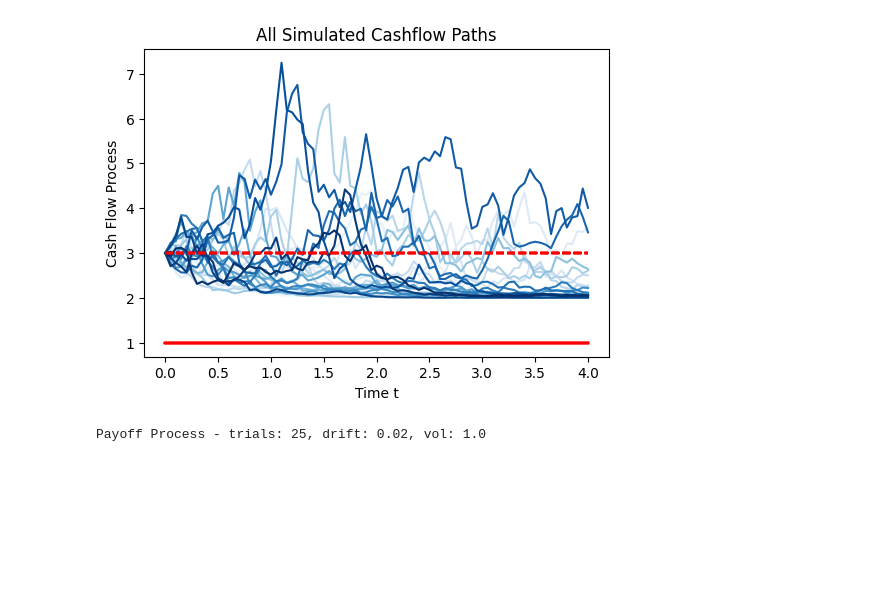
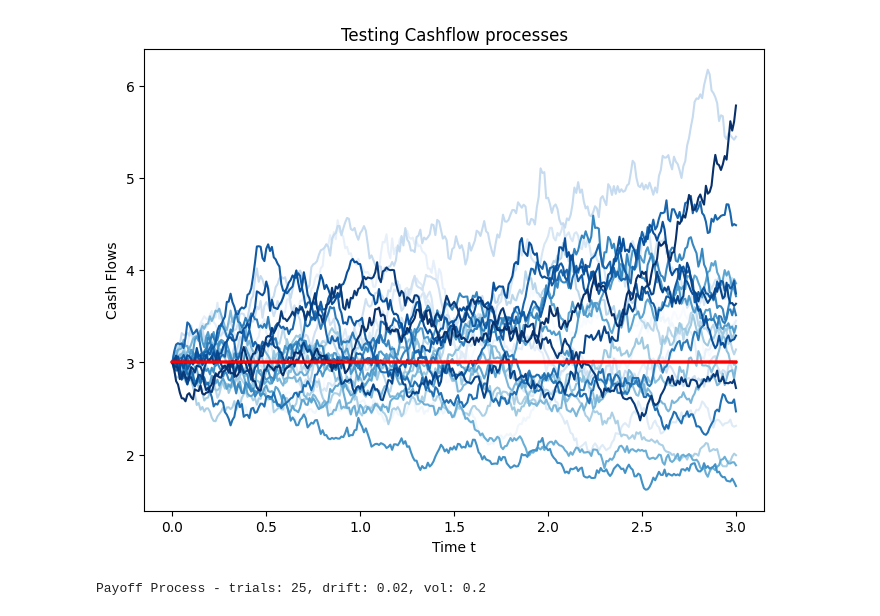
Before and after one commit to Alistair-Russell/Lean-Project-Valuation, a Jupyter notebook: lean_valuation.ipynb, the cells around one changed output. Saved outputs shown, nothing was run; the diff lists cells and outputs as text; code cells hidden in the pictures; blank space fills up the shorter version.

```diff
--- a/lean_valuation.ipynb
+++ b/lean_valuation.ipynb
@@ -35,12 +21,12 @@ def pv_annuity(payment, r, t):
 # %%
 # Simulation Parameters
 N = 25        # no simulations
-T = 4        # simulation periods
-STEP = 20     # timesteps per period
+T = 3         # simulation periods
+STEP = 100     # timesteps per period
 DRIFT = 0.02  # cashflow drift rate
-VOL = 1.0     # cashflow volatility
+VOL = 0.2     # cashflow volatility
 START = 3.0   # initial cashflow rate c0
 
 # Plotting constants
 TIME_ARRAY = np.linspace(0, T, STEP*T+1)
-FIGSIZE = (6,4)
+FIGSIZE = (8,6)
@@ -89,33 +33,30 @@ class CostProcess(CashflowProcess):
 # %%
 # Cashflow Processes
-po = CashflowProcess(mu=DRIFT, sigma=VOL)
-cd = CostProcess()  # development
-co = CostProcess()  # operations
+net_cf = GeometricBrownianMotion(mu=DRIFT, sigma=VOL)
+dev_cost = GeometricBrownianMotion(mu=0.0, sigma=0.0)
 
 # Simulate
-rnd = RandomState(seed=1230)
-payoff = po.simulate(TIME_ARRAY, N, np.array([3.0]), rnd)
-cost_dev = cd.simulate(TIME_ARRAY, N, np.array([1.0]), rnd)
-cost_ops = co.simulate(TIME_ARRAY, N, np.array([3.0]), rnd)
+rnd = RandomState(seed=1232)
+cf = net_cf.simulate(TIME_ARRAY, N, 3.0, rnd)
+cd = dev_cost.simulate(TIME_ARRAY, N, 3.0, rnd)
 
-assert payoff.shape == cost_dev.shape == cost_ops.shape, "All simulated cashflows must have the same shape"
-assert payoff.all() > 0 and cost_dev.all() > 0 and cost_ops.all() >= 0, "All simulate cashflows must be non-negative"
+assert cf.shape == cd.shape, "Simulated cashflows must have the same shape"
+assert cd.all() >= 0, "All geometric brownian motion cashflows must be non-negative"
 
 # plot all cashflow and cost processes
 plt.figure(figsize=FIGSIZE)
 plt.gca().set_prop_cycle(plt.cycler('color', plt.cm.Blues(np.linspace(0, 1, N))))
 
-plt.plot(TIME_ARRAY, payoff)
-plt.plot(TIME_ARRAY, cost_dev, color='red')
-plt.plot(TIME_ARRAY, cost_ops, color='red', linestyle='dashed')
+plt.plot(TIME_ARRAY, cf, label='Arithmetic')
+plt.plot(TIME_ARRAY, cd, color='red', label='Geometric')
 
-plt.title("All Simulated Cashflow Paths")
+plt.title("Testing Cashflow processes")
 plt.xlabel("Time t")
-plt.ylabel("Cash Flow Process")
+plt.ylabel("Cash Flows")
 plt.show()
 
 txt = f"""Payoff Process - trials: {N}, drift: {DRIFT}, vol: {VOL}"""
 print(txt)
 # %% [output]
-[figure, old version]
+[figure, new version]
-Payoff Process - trials: 25, drift: 0.02, vol: 1.0
+Payoff Process - trials: 25, drift: 0.02, vol: 0.2
```
Also changed, not shown: parts of 15 cells of this notebook, 5 other files.
